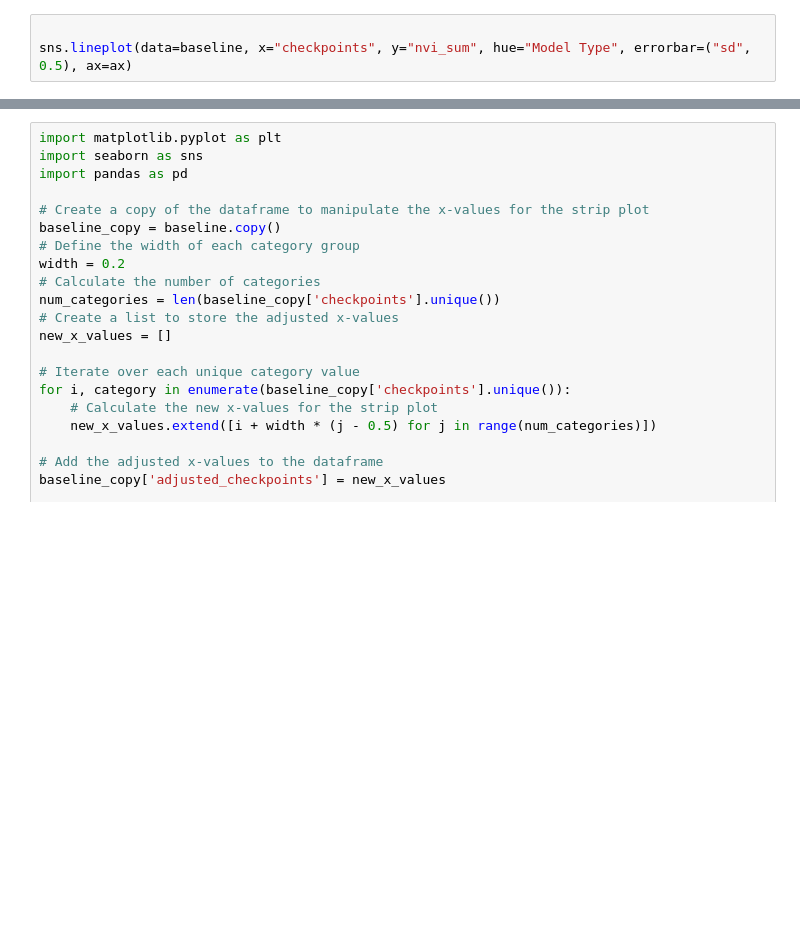
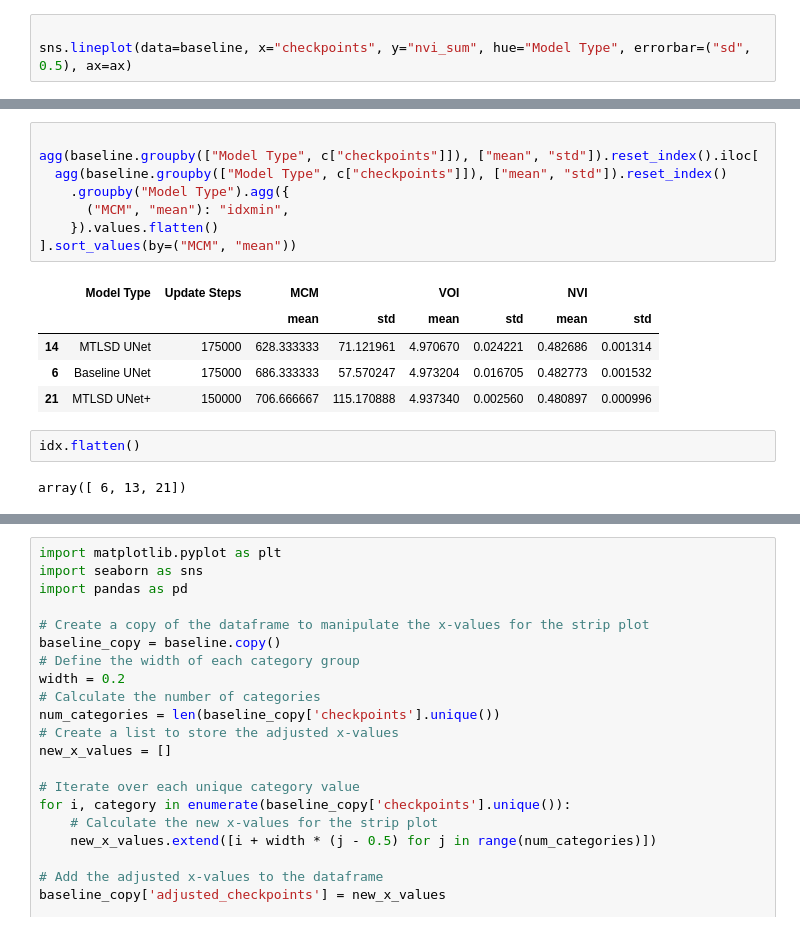
Before and after one commit to anforsm/autoseg, a Jupyter notebook: src/autoseg/results.ipynb, the cells around one changed output, grey strips where cells are left out. Drawn from its saved outputs; the diff is of its cells as text; blank space fills up the shorter version.

```diff
--- a/src/autoseg/results.ipynb
+++ b/src/autoseg/results.ipynb
@@ -130,0 +223,18 @@ sns.lineplot(data=baseline, x="checkpoints", y="nvi_sum", hue="Model Type", erro
+# %%
+
+agg(baseline.groupby(["Model Type", c["checkpoints"]]), ["mean", "std"]).reset_index().iloc[
+  agg(baseline.groupby(["Model Type", c["checkpoints"]]), ["mean", "std"]).reset_index()
+    .groupby("Model Type").agg({
+      ("MCM", "mean"): "idxmin",
+    }).values.flatten()
+].sort_values(by=("MCM", "mean"))
+# %% [output]
+|  | Model Type | Update Steps | MCM |  | VOI |  | NVI |  |
+|  |  |  | mean | std | mean | std | mean | std |
+| 14 | MTLSD UNet | 175000 | 628.333333 | 71.121961 | 4.970670 | 0.024221 | 0.482686 | 0.001314 |
+| 6 | Baseline UNet | 175000 | 686.333333 | 57.570247 | 4.973204 | 0.016705 | 0.482773 | 0.001532 |
+| 21 | MTLSD UNet+ | 150000 | 706.666667 | 115.170888 | 4.937340 | 0.002560 | 0.480897 | 0.000996 |
+# %%
+idx.flatten()
+# %% [output]
+array([ 6, 13, 21])
```
Also changed, not shown: parts of 13 cells of this notebook, 24 other files.
